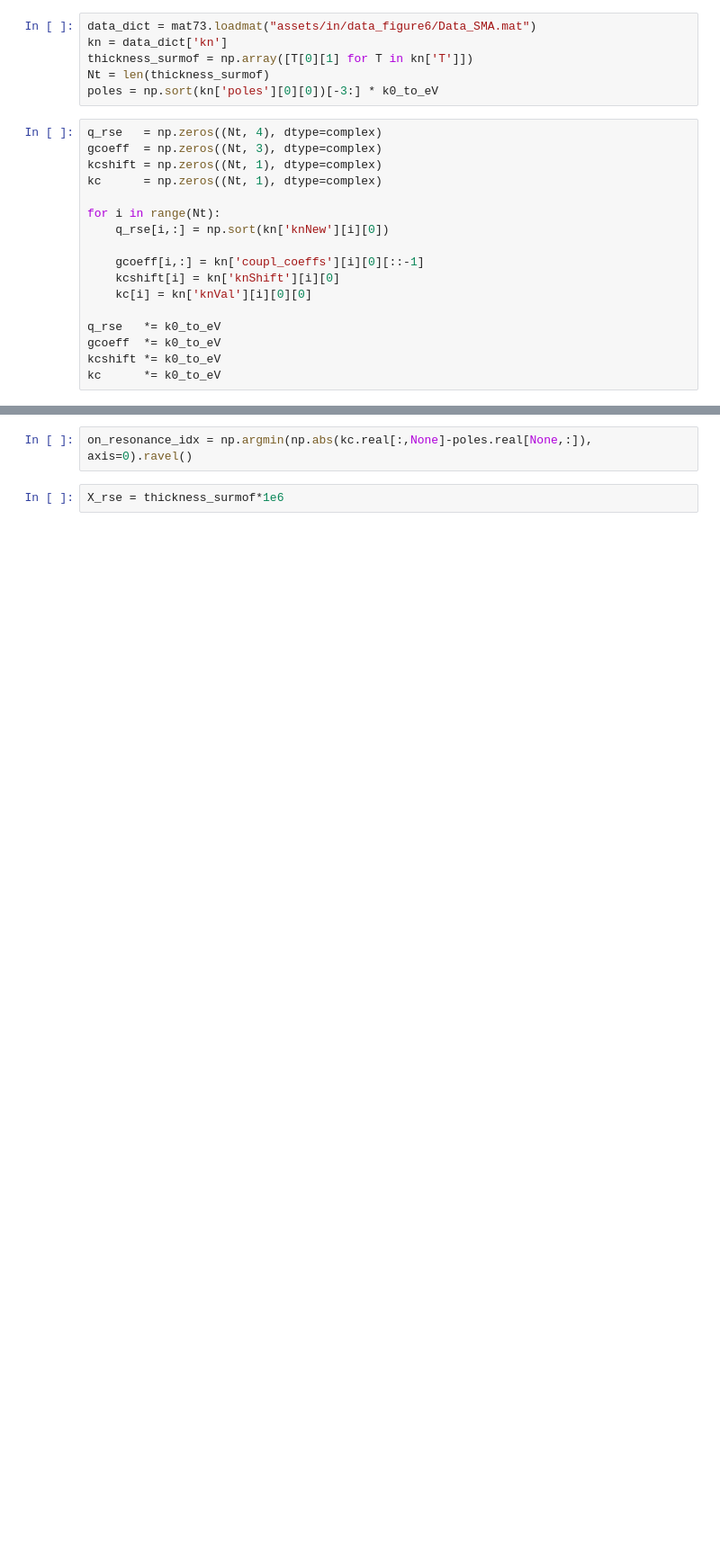
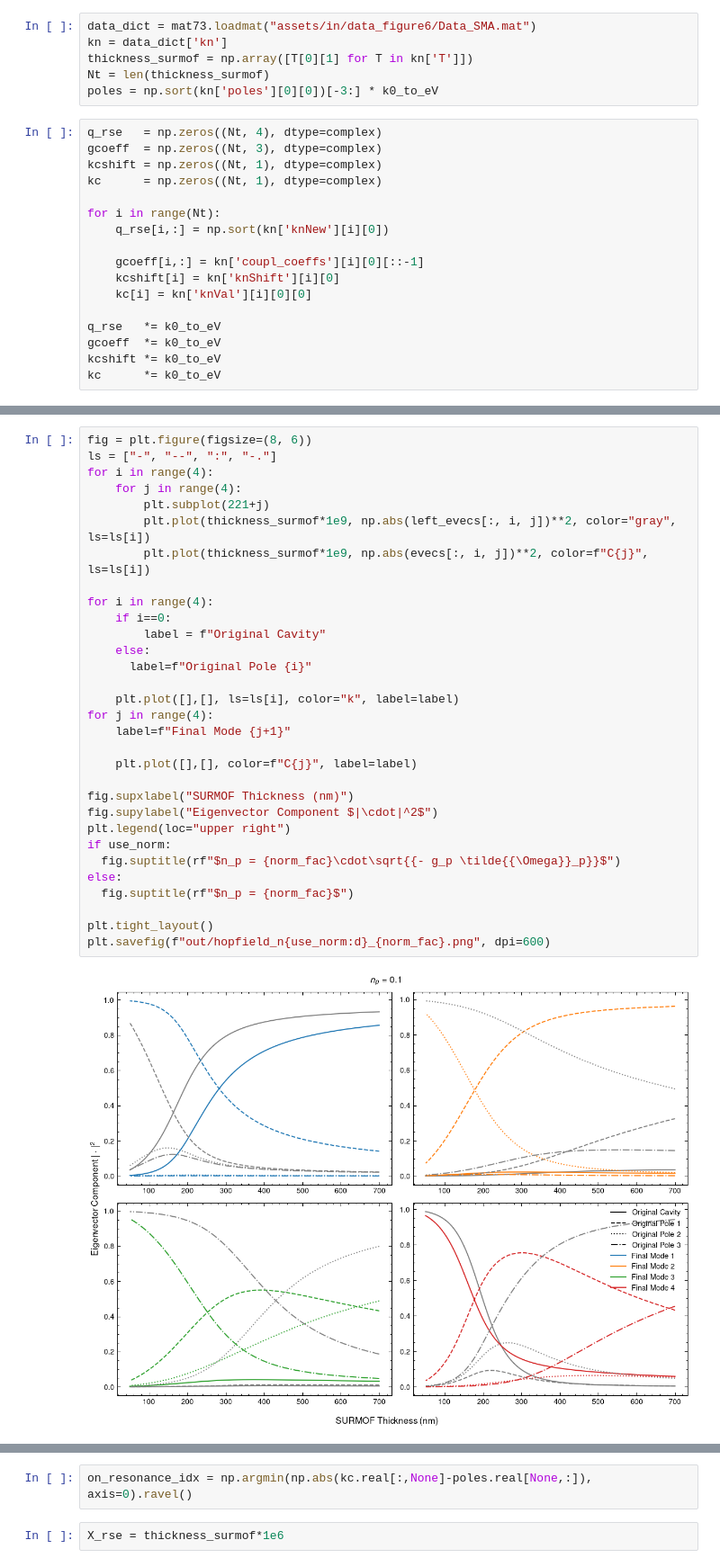
Before and after one commit to jan-david-fischbach/agsurmof, a Jupyter notebook: qnmsc/plot_figure_6.ipynb, the cells around one changed output, grey strips where cells are left out. Shown at 90% size. Cells and saved outputs as stored; diff of their text form; blank space fills up the shorter version.

```diff
--- a/qnmsc/plot_figure_6.ipynb
+++ b/qnmsc/plot_figure_6.ipynb
@@ -39,0 +88,33 @@ kc      *= k0_to_eV
+# %%
+fig = plt.figure(figsize=(8, 6))
+ls = ["-", "--", ":", "-."]
+for i in range(4):
+    for j in range(4):
+        plt.subplot(221+j)
+        plt.plot(thickness_surmof*1e9, np.abs(left_evecs[:, i, j])**2, color="gray", ls=ls[i])
+        plt.plot(thickness_surmof*1e9, np.abs(evecs[:, i, j])**2, color=f"C{j}", ls=ls[i])
+
+for i in range(4):
+    if i==0:
+        label = f"Original Cavity"
+    else:
+      label=f"Original Pole {i}"
+
+    plt.plot([],[], ls=ls[i], color="k", label=label)
+for j in range(4):
+    label=f"Final Mode {j+1}"
+
+    plt.plot([],[], color=f"C{j}", label=label)
+
+fig.supxlabel("SURMOF Thickness (nm)")
+fig.supylabel("Eigenvector Component $|\cdot|^2$")
+plt.legend(loc="upper right")
+if use_norm:
+  fig.suptitle(rf"$n_p = {norm_fac}\cdot\sqrt{{- g_p \tilde{{\Omega}}_p}}$")
+else:
+  fig.suptitle(rf"$n_p = {norm_fac}$")
+
+plt.tight_layout()
+plt.savefig(f"out/hopfield_n{use_norm:d}_{norm_fac}.png", dpi=600)
+# %% [output]
+[figure, added]
```
Also changed, not shown: parts of 5 cells of this notebook, 6 other files.
